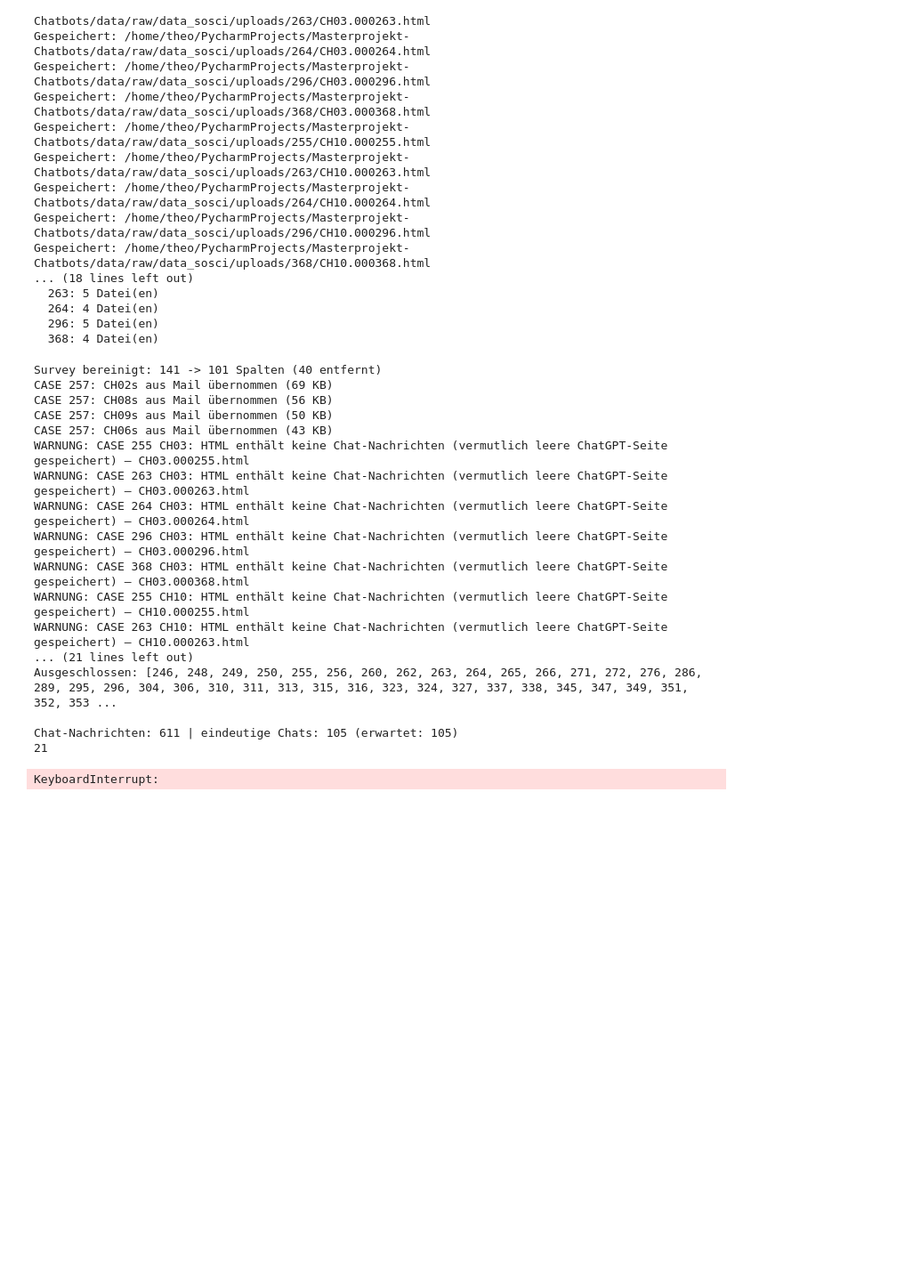
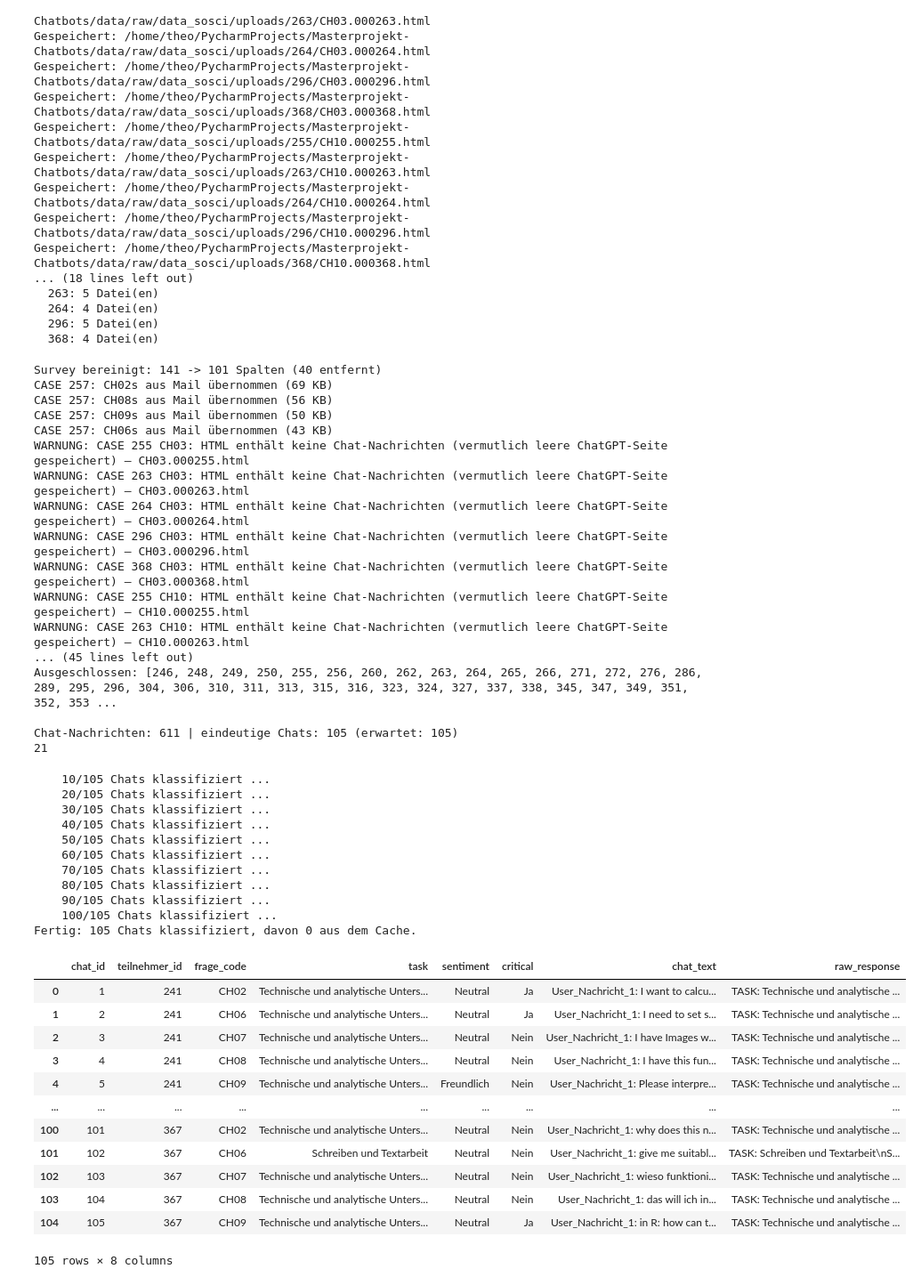
Before and after one commit to 47867/Masterprojekt-Chatbots-Fork, a Jupyter notebook: Python_code/Data_pipeline.ipynb, the cells around one changed output. Shown at 89% size. Drawn from its saved outputs; the diff is of its cells as text; code cells hidden in the pictures; blank space fills up the shorter version.

```diff
--- a/Python_code/Data_pipeline.ipynb
+++ b/Python_code/Data_pipeline.ipynb
@@ -241,9 +241,9 @@ valid_cases = set(chats_per_person[chats_per_person >= 5].index.astype(int))
 excluded    = sorted(set(df_raw["CASE"].astype(int)) - valid_cases)
 
 print(f"\nChats pro Person (tatsächlich extrahiert):")
-for tid, n in chats_per_person.items():    marker = "" if int(tid) in valid_cases else "   <-- ausgeschlossen (< 5)"
-
-print(f"  {tid}: {n} Chat(s){marker}")
+for tid, n in chats_per_person.items():
+    marker = "" if int(tid) in valid_cases else "   <-- ausgeschlossen (< 5)"
+    print(f"  {tid}: {n} Chat(s){marker}")
 print(f"\nWeiterverarbeitung: {len(valid_cases)} von {len(df_raw)} Fällen mit >= 5 gültigen Chats")
 print("Ausgeschlossen:", excluded)
 
@@ -275,7 +275,7 @@ WARNUNG: CASE 296 CH03: HTML enthält keine Chat-Nachrichten (vermutlich leere C
 WARNUNG: CASE 368 CH03: HTML enthält keine Chat-Nachrichten (vermutlich leere ChatGPT-Seite gespeichert) — CH03.000368.html
 WARNUNG: CASE 255 CH10: HTML enthält keine Chat-Nachrichten (vermutlich leere ChatGPT-Seite gespeichert) — CH10.000255.html
 WARNUNG: CASE 263 CH10: HTML enthält keine Chat-Nachrichten (vermutlich leere ChatGPT-Seite gespeichert) — CH10.000263.html
-... (21 lines left out)
+... (45 lines left out)
 Ausgeschlossen: [246, 248, 249, 250, 255, 256, 260, 262, 263, 264, 265, 266, 271, 272, 276, 286, 289, 295, 296, 304, 306, 310, 311, 313, 315, 316, 323, 324, 327, 337, 338, 345, 347, 349, 351, 352, 353 ...
 
 Chat-Nachrichten: 611 | eindeutige Chats: 105 (erwartet: 105)
@@ -283,13 +283,37 @@ Chat-Nachrichten: 611 | eindeutige Chats: 105 (erwartet: 105)
 # %%
 df_chats   = pd.read_csv(path_proc / "chats_long.csv")
 
 df_labeled = cc.classify_chats(
     df_chats,
     model="gpt-5.5",
     api_key_path=repo / "API_KEYS/openai_key.txt",
+    cache_path=path_proc / "classify_cache.json",  # bereits klassifizierte Chats werden nicht erneut angefragt
 )
 
 df_labeled.to_csv(path_proc / "chats_labeled.csv", index=False)
 df_labeled
 # %% [output]
-KeyboardInterrupt:
+    10/105 Chats klassifiziert ...
+    20/105 Chats klassifiziert ...
+    30/105 Chats klassifiziert ...
+    40/105 Chats klassifiziert ...
+    50/105 Chats klassifiziert ...
+    60/105 Chats klassifiziert ...
+    70/105 Chats klassifiziert ...
+    80/105 Chats klassifiziert ...
+    90/105 Chats klassifiziert ...
+    100/105 Chats klassifiziert ...
+Fertig: 105 Chats klassifiziert, davon 0 aus dem Cache.
+|  | chat_id | teilnehmer_id | frage_code | task | sentiment | critical | chat_text | raw_response |
+| 0 | 1 | 241 | CH02 | Technische und analytische Unters... | Neutral | Ja | User_Nachricht_1: I want to calcu... | TASK: Technische und analytische ... |
+| 1 | 2 | 241 | CH06 | Technische und analytische Unters... | Neutral | Ja | User_Nachricht_1: I need to set s... | TASK: Technische und analytische ... |
+| 2 | 3 | 241 | CH07 | Technische und analytische Unters... | Neutral | Nein | User_Nachricht_1: I have Images w... | TASK: Technische und analytische ... |
+| 3 | 4 | 241 | CH08 | Technische und analytische Unters... | Neutral | Nein | User_Nachricht_1: I have this fun... | TASK: Technische und analytische ... |
+| 4 | 5 | 241 | CH09 | Technische und analytische Unters... | Freundlich | Nein | User_Nachricht_1: Please interpre... | TASK: Technische und analytische ... |
+| ... | ... | ... | ... | ... | ... | ... | ... | ... |
+| 100 | 101 | 367 | CH02 | Technische und analytische Unters... | Neutral | Nein | User_Nachricht_1: why does this n... | TASK: Technische und analytische ... |
+| 101 | 102 | 367 | CH06 | Schreiben und Textarbeit | Neutral | Nein | User_Nachricht_1: give me suitabl... | TASK: Schreiben und Textarbeit\nS... |
+| 102 | 103 | 367 | CH07 | Technische und analytische Unters... | Neutral | Nein | User_Nachricht_1: wieso funktioni... | TASK: Technische und analytische ... |
+| 103 | 104 | 367 | CH08 | Technische und analytische Unters... | Neutral | Nein | User_Nachricht_1: das will ich in... | TASK: Technische und analytische ... |
+| 104 | 105 | 367 | CH09 | Technische und analytische Unters... | Neutral | Ja | User_Nachricht_1: in R: how can t... | TASK: Technische und analytische ... |
+105 rows × 8 columns
```
Also changed, not shown: parts of 4 cells of this notebook, 3 other files.
